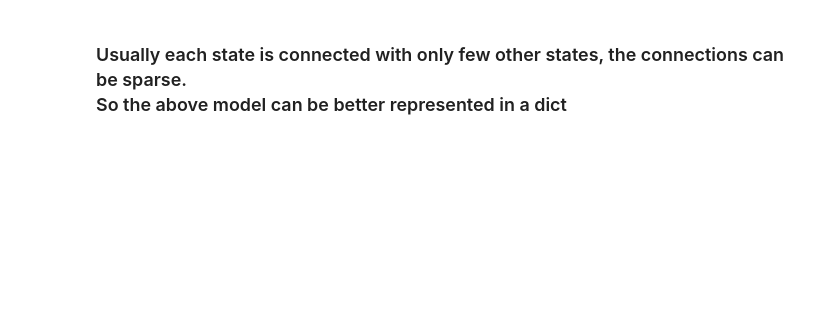
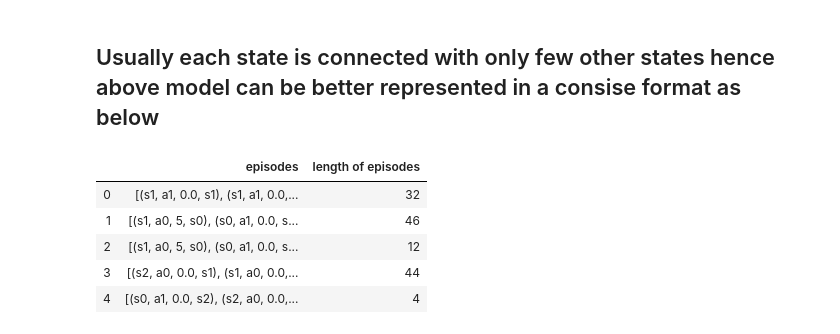
Before and after one commit to vumaasha/rl_handson, a Jupyter notebook: MDP/mdp.ipynb, the cells around one changed output. Cells and saved outputs as stored; diff of their text form; code cells hidden in the pictures; blank space fills up the shorter version.

```diff
--- a/MDP/mdp.ipynb
+++ b/MDP/mdp.ipynb
@@ -25,7 +25,7 @@ P = {'a0': [[0.5, 0, 0.5, 0],
 R = {'s1_a0_s0': 5, 's2_a1_s0': -1}
 # all other transitions ends up with zero reward
 # %% [markdown]
-### Usually each state is connected with only few other states, the connections can be sparse. <br> So the above model can be better represented in a dict
+## Usually each state is connected with only few other states hence above model can be better represented in a consise format as below
 # %%
 transition_probs = {
         's0':{
@@ -51,9 +51,22 @@ rewards = {
 # %%
 import numpy as np
 import pandas as pd
 from mdp import MDP
 pd.set_option('display.max_colwidth',-1)
 
 np.random.seed(1)
 
 mdp = MDP(transition_probs, rewards)
+
+# generate_episodes generates episdoes in (s, a, r, s_prime) format
+df = pd.DataFrame({'episodes': [mdp.generate_episodes() for _ in range(50)]})
+
+df['length of episodes'] = df.episodes.apply(len)
+df.head()
+# %% [output]
+|  | episodes | length of episodes |
+| 0 | [(s1, a1, 0.0, s1), (s1, a1, 0.0,... | 32 |
+| 1 | [(s1, a0, 5, s0), (s0, a1, 0.0, s... | 46 |
+| 2 | [(s1, a0, 5, s0), (s0, a1, 0.0, s... | 12 |
+| 3 | [(s2, a0, 0.0, s1), (s1, a0, 0.0,... | 44 |
+| 4 | [(s0, a1, 0.0, s2), (s2, a0, 0.0,... | 4 |
```
Also changed, not shown: parts of 8 cells of this notebook, 3 other files.
